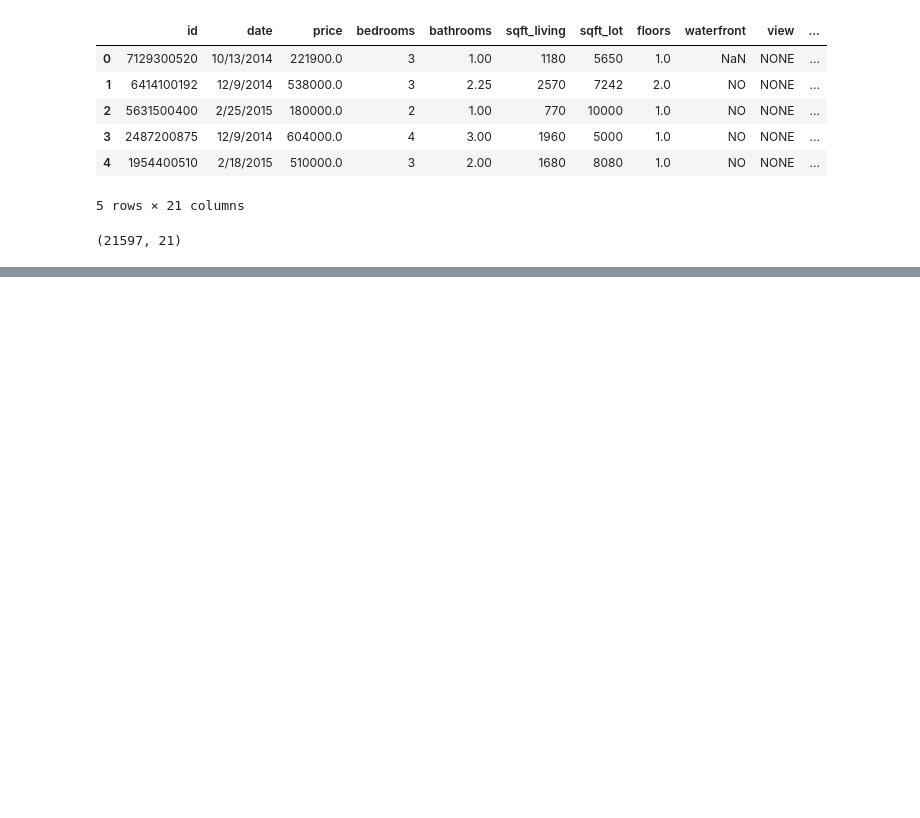
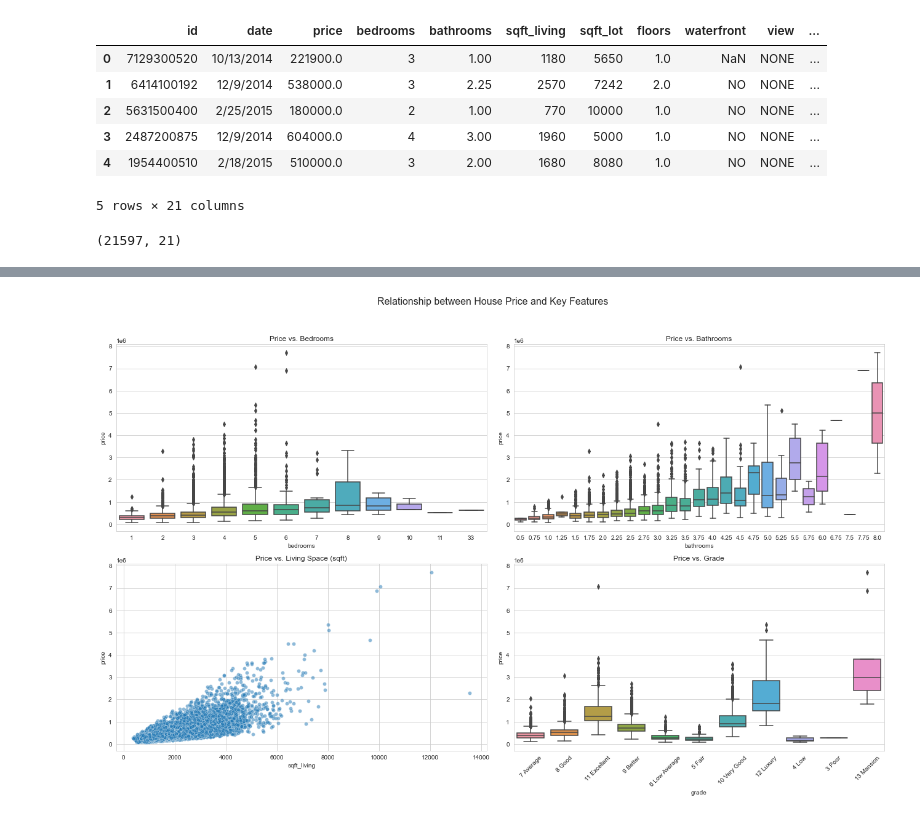
Before and after one commit to Iswana-O/multiple-linear-regression, a Jupyter notebook: Haven-Kings Property Management.ipynb, the cells around one changed output, grey strips where cells are left out. Drawn from its saved outputs; the diff is of its cells as text; code cells hidden in the pictures; blank space fills up the shorter version.

```diff
--- a/Haven-Kings Property Management.ipynb
+++ b/Haven-Kings Property Management.ipynb
@@ -111,0 +280,26 @@ df.shape
+# %%
+# Setting up the figure and axes
+fig, axes = plt.subplots(nrows=2, ncols=2, figsize=(18, 12))
+fig.suptitle('Relationship between House Price and Key Features', fontsize=16)
+
+# Price vs. Bedrooms
+sns.boxplot(x='bedrooms', y='price', data=df, ax=axes[0, 0])
+axes[0, 0].set_title('Price vs. Bedrooms')
+
+# Price vs. Bathrooms
+sns.boxplot(x='bathrooms', y='price', data=df, ax=axes[0, 1])
+axes[0, 1].set_title('Price vs. Bathrooms')
+
+# Price vs. sqft_living
+sns.scatterplot(x='sqft_living', y='price', data=df, ax=axes[1, 0], alpha=0.5)
+axes[1, 0].set_title('Price vs. Living Space (sqft)')
+
+# Price vs. Grade
+sns.boxplot(x='grade', y='price', data=df, ax=axes[1, 1])
+axes[1, 1].set_title('Price vs. Grade')
+axes[1, 1].tick_params(axis='x', rotation=45)
+
+plt.tight_layout(rect=[0, 0.03, 1, 0.95])
+plt.show()
+# %% [output]
+[figure, added]
```
Also changed, not shown: parts of 79 cells of this notebook.
